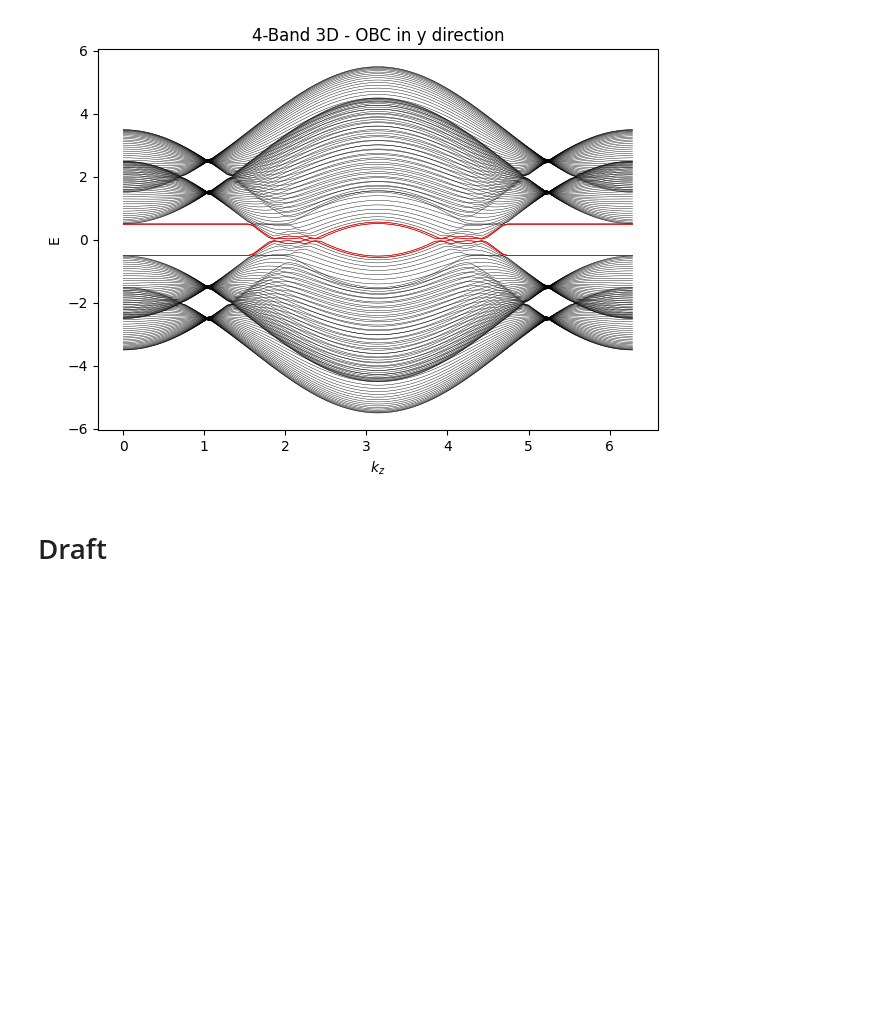
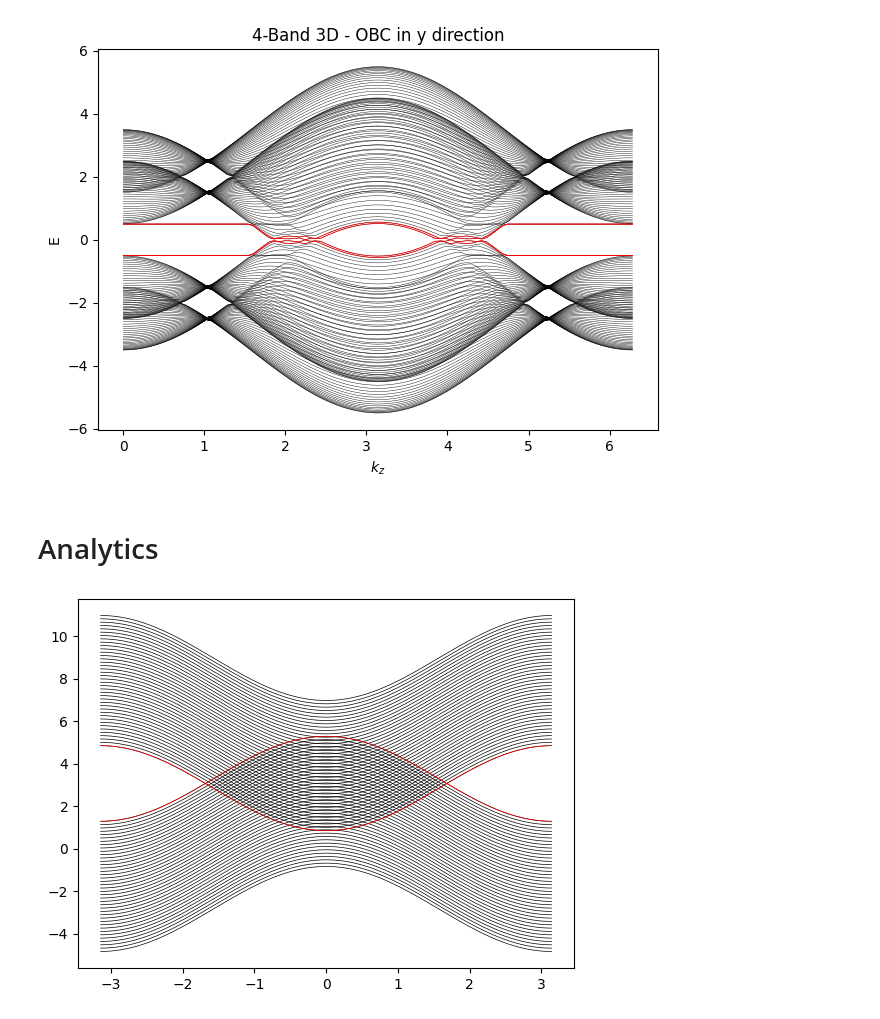
Before and after one commit to gehadibany/topological-phases, a Jupyter notebook: base_codes.ipynb, the cells around one changed output. Cells and saved outputs as stored; diff of their text form; code cells hidden in the pictures; blank space fills up the shorter version.

```diff
--- a/base_codes.ipynb
+++ b/base_codes.ipynb
@@ -424,10 +418,7 @@ plt.show()
 #Periodic-open
 # Parameters
 L = 40
-V = 3
-M = -2
-t=1
-t0=0
+t0, t, V = 0,1, 3
 
 kzs = np.linspace(-np.pi,np.pi, 99)
 kxs = np.linspace(-np.pi,np.pi, 99)
@@ -615,8 +562,8 @@ ValueError: x and y must have same first dimension, but have shapes (501,) and (
 m = 2
 M_split = 2  # splitting between the two copies
 
-Nk = 501
-kx_vals = np.linspace(-np.pi, np.pi, Nk)
+Nkx = 501
+kx_vals = np.linspace(-np.pi, np.pi, Nkx)
 ky = 0.0
 
 energies4 = []
@@ -788,10 +735,3 @@ plt.tight_layout()
 plt.show()
 # %% [output]
 [figure]
-# %% [markdown]
-# Draft
-# %%
-Hk = (-2*t0*np.sin(kx))*I2 +(2*t*np.sin(kx))* sigma_x + (2*t*np.sin(ky)) * sigma_y + (2*t*np.cos(kz)+2*V*(2-np.cos(kx)-np.cos(ky)))* sigma_z
-#Hk = np.sin(kx) * sigma_x + np.sin(ky) * sigma_y + ((m - np.cos(kx) - np.cos(ky) - t* np.cos(kz))+1)* sigma_z
-H0 = (-2*t0*np.sin(kx+e*B*i))*I2 +(2*t*np.sin(kx+e*B*i))* sigma_x + (2*t*np.cos(kz)+2*t*(np.cos(kx+e*B*i))-V)* sigma_z
-V0 = -1j*t * sigma_y +t*sigma_z
@@ -848,0 +738,43 @@ plt.show()
+# %% [markdown]
+# Analytics
+# %%
+#LL - WSM
+
+#parameters
+e = 1
+L = 40
+B = 2*np.pi/L
+t0, t, V = 0, 1, 3
+
+kx, ky = 0, 0
+kzs = np.linspace(-np.pi, np.pi, 501)
+
+#ladder operators
+a = (kx - 1j*kx)/np.sqrt(2*e*B)
+a_dagger = (kx + 1j*ky)/np.sqrt(2*e*B)
+
+#matrices
+sigma_minus = 1/2*(sigma_x - 1j*sigma_y)
+sigma_plus = 1/2*(sigma_x + 1j*sigma_y)
+
+tau_plus = 1/2*(sigma_x - 1j*sigma_y)
+tau_minus = 1/2*(sigma_x + 1j*sigma_y)
+
+evals =[]
+for i in range (L):
+    for kz in kzs:
+        Hk = (-2*t0*kx+e*B*i)*I2 +2*t*(np.sqrt(2*e*B)*(a*sigma_plus+a_dagger*sigma_minus)) + (2*t*np.cos(kz)+2*t*(e*B*(a_dagger*a+1/2))-V)* sigma_z
+        eigvals = np.linalg.eigvalsh(Hk)
+        evals.append(eigvals)
+
+evals = np.array(evals).T
+evals_reshaped = evals.reshape(2*L, len(kzs))
+
+for band in range (2*L):
+    plt.plot(kzs, evals_reshaped[band], color = 'black', linewidth = '0.5')
+
+plt.plot(kzs, evals_reshaped[39], color = 'red', linewidth = '0.5')
+plt.plot(kzs, evals_reshaped[40], color = 'red', linewidth = '0.5')
+plt.show()
+# %% [output]
+[figure, added]
```
Also changed, not shown: parts of 7 cells of this notebook.
